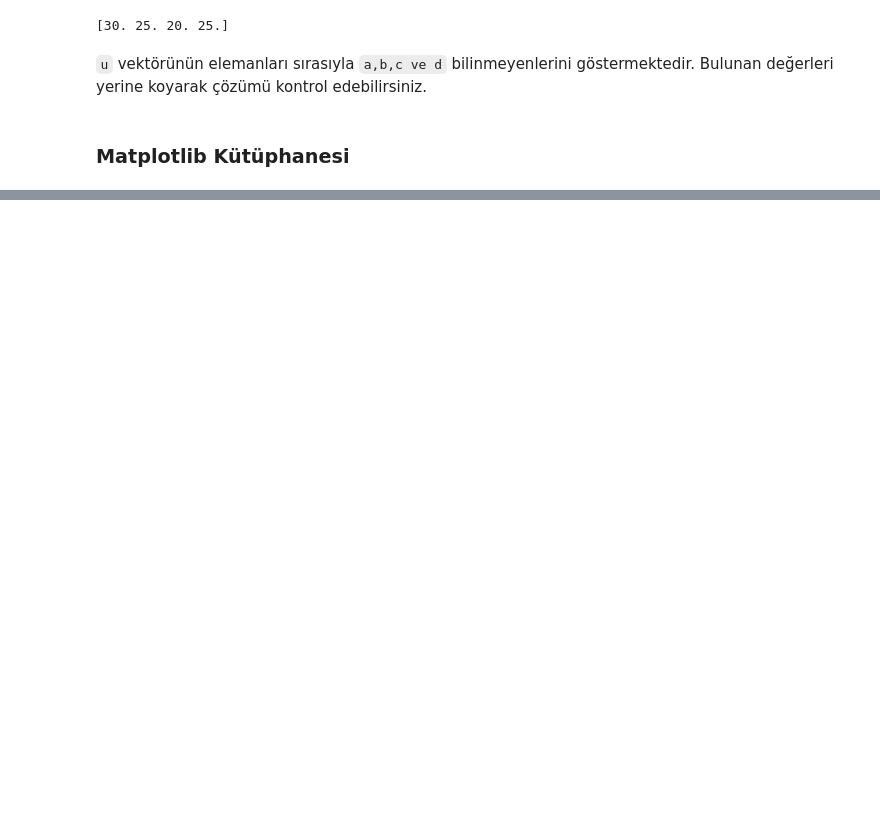
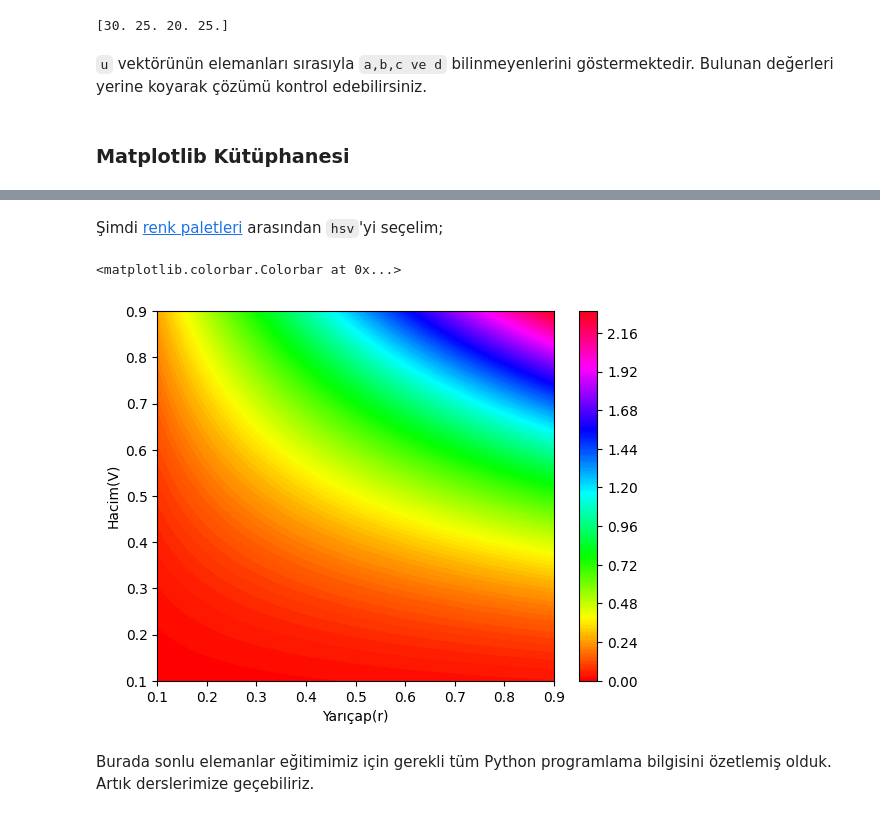
Before and after one commit to seatemelleri/SEA-Temelleri, a Jupyter notebook: Dersler/2_PythonGiris.ipynb, the cells around one changed output, grey strips where cells are left out. Drawn from its saved outputs; the diff is of its cells as text; code cells hidden in the pictures; blank space fills up the shorter version.

```diff
--- a/Dersler/2_PythonGiris.ipynb
+++ b/Dersler/2_PythonGiris.ipynb
@@ -130,0 +208,12 @@ print(u)
+# %% [markdown]
+Şimdi <a href="https://matplotlib.org/stable/tutorials/colors/colormaps.html"> renk paletleri</a> arasından `hsv`'yi seçelim;
+# %%
+plt.contourf(HH,RR,hacimler2,200,cmap="hsv")
+plt.xlabel("Yarıçap(r)")
+plt.ylabel("Hacim(V)")
+plt.colorbar()
+# %% [output]
+<matplotlib.colorbar.Colorbar at 0x...>
+[figure, added]
+# %% [markdown]
+Burada sonlu elemanlar eğitimimiz için gerekli tüm Python programlama bilgisini özetlemiş olduk. Artık derslerimize geçebiliriz.
```
Also changed, not shown: parts of 28 cells of this notebook.
